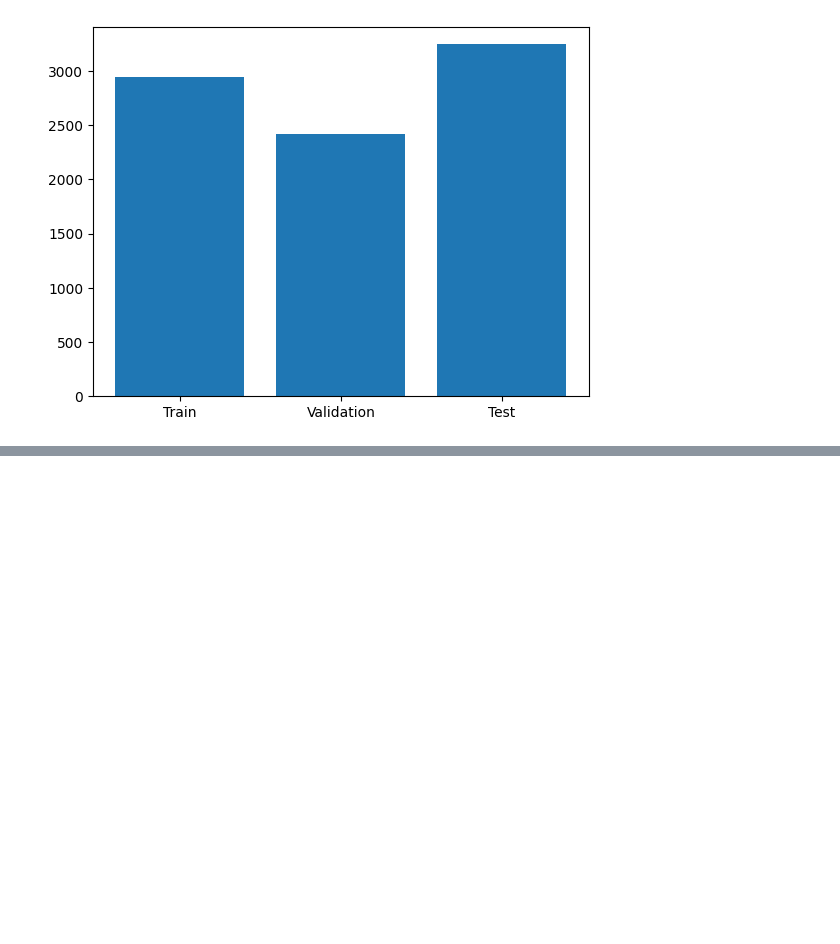
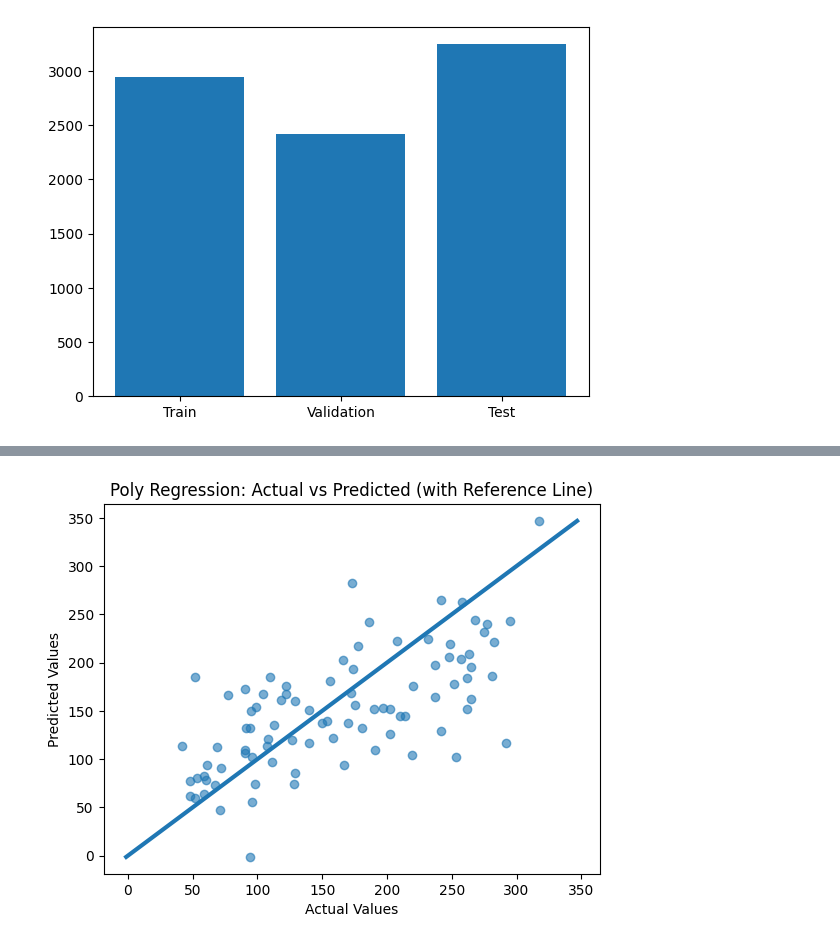
Before and after one commit to plearning2001/Machine-learning, a Jupyter notebook: toy_dataset.ipynb, the cells around one changed output, grey strips where cells are left out. Saved outputs shown, nothing was run; the diff lists cells and outputs as text; code cells hidden in the pictures; blank space fills up the shorter version.

Commit message:
Polynomial_regression

```diff
--- a/toy_dataset.ipynb
+++ b/toy_dataset.ipynb
@@ -212,3 +252,18 @@ Test  (MSE): 3245.6114009752396
 Test R² Score: 0.43891375898156637
 <BarContainer object of 3 artists>
 [figure]
+# %%
+X_train_poly = polynomial_transform(X_train,2)
+X_test_poly = polynomial_transform(X_test,2)
+X_val_poly = polynomial_transform(X_val,2)
+print(X_train)
+print("\n")
+print(X_train_poly)
+
+
+model = LinearRegression()
+
+model.fit(X_train_poly, y_train)
+
+
+print("\n Poly Model trained!")
@@ -214,0 +339,15 @@ Test R² Score: 0.43891375898156637
+# %%
+plt.scatter(y_test, y_pred, label="Predicted", alpha=0.6)
+
+# Draw 45-degree reference line (perfect prediction)
+min_val = min(y_test.min(), y_pred.min())
+max_val = max(y_test.max(), y_pred.max())
+
+plt.plot([min_val, max_val], [min_val, max_val], linewidth=3)
+
+plt.xlabel("Actual Values")
+plt.ylabel("Predicted Values")
+plt.title("Poly Regression: Actual vs Predicted (with Reference Line)")
+plt.show()
+# %% [output]
+[figure, added]
```
Also changed, not shown: parts of 8 cells of this notebook, 1 other file.
